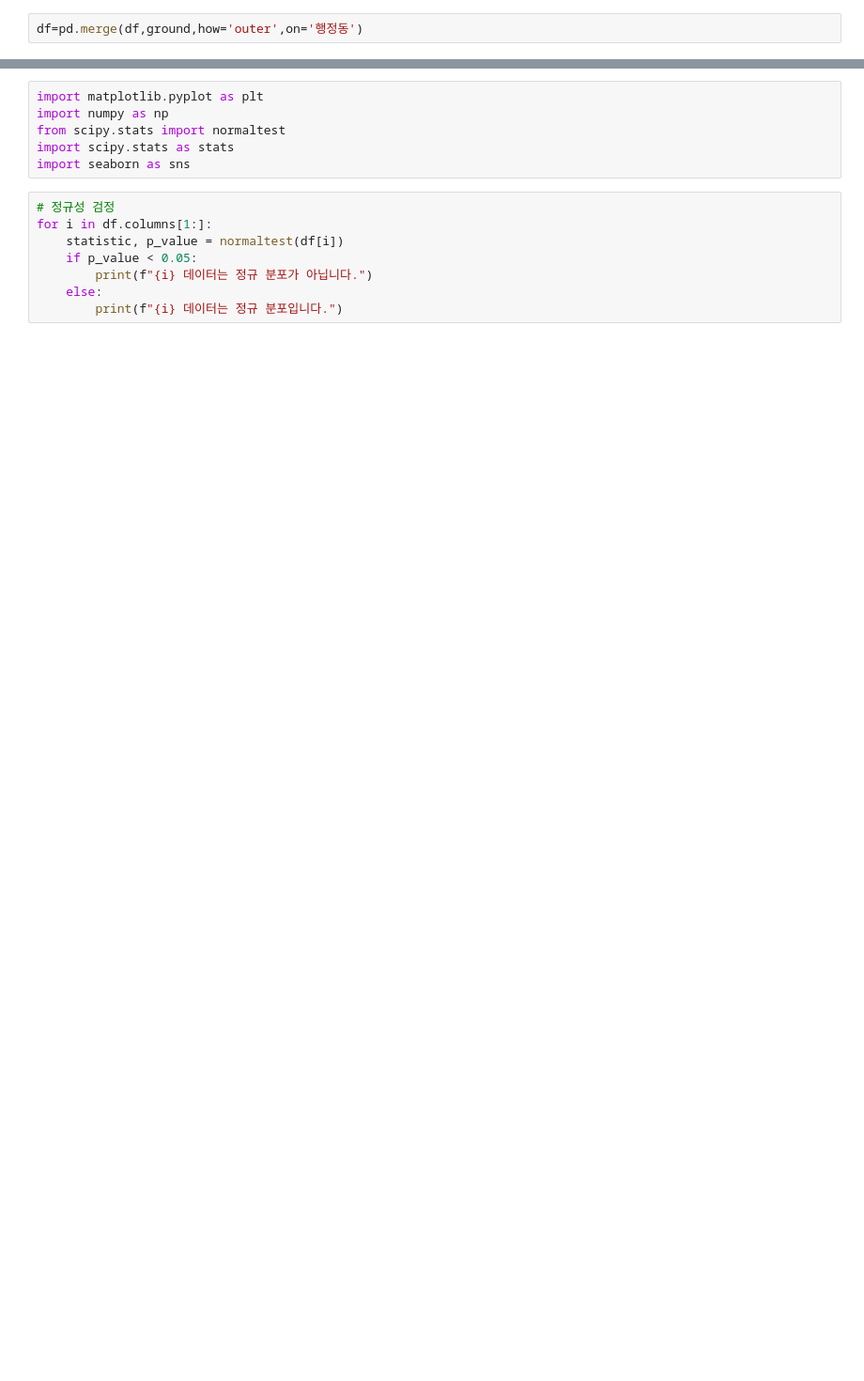
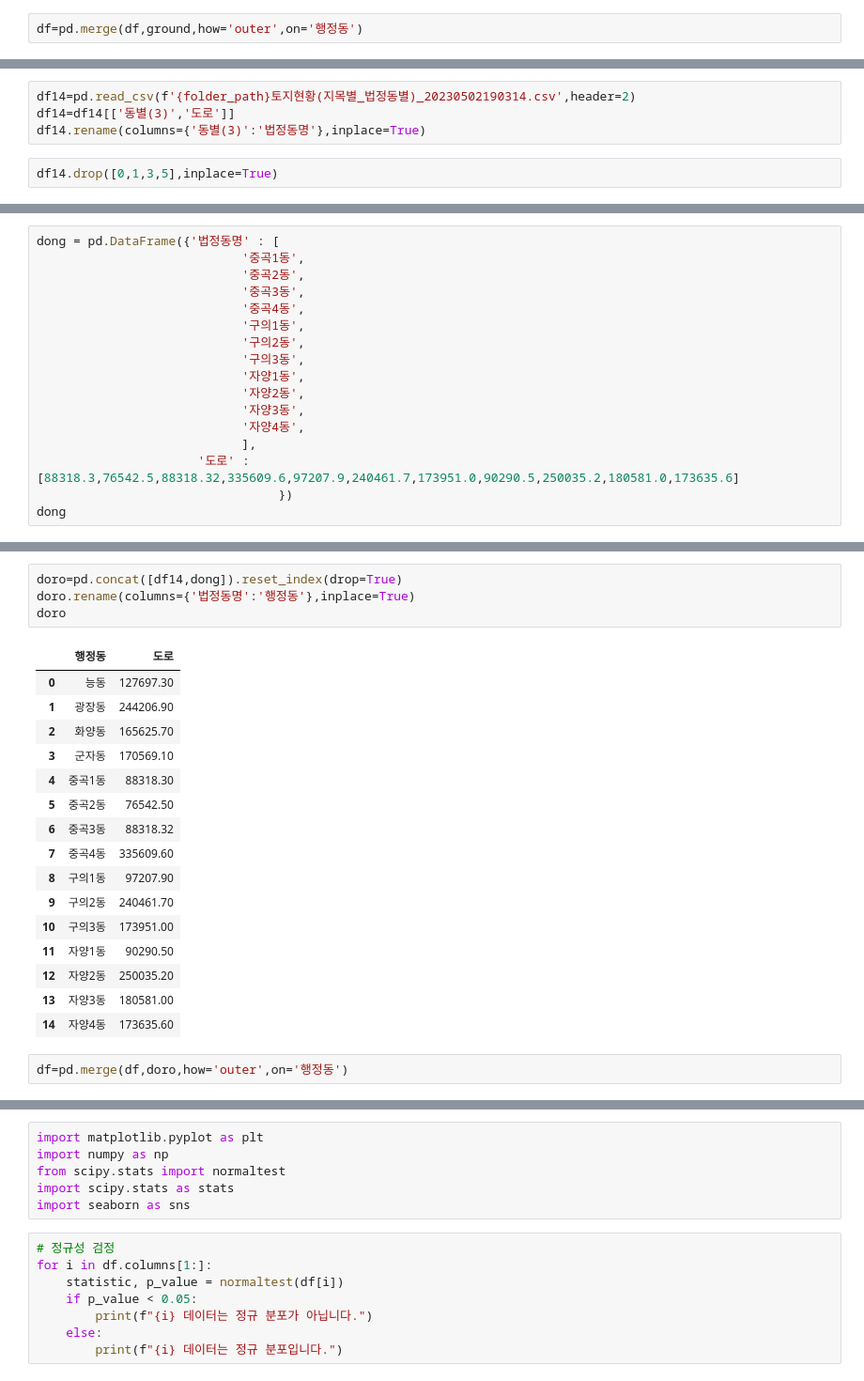
Before and after one commit to actorjung/Gwangjin_Big_Data_Project, a Jupyter notebook: code/suhwan/data.ipynb, the cells around one changed output, grey strips where cells are left out. Shown at 94% size. Cells and saved outputs as stored; diff of their text form; blank space fills up the shorter version.

Commit message:
data addition

```diff
--- a/code/suhwan/data.ipynb
+++ b/code/suhwan/data.ipynb
@@ -493,0 +556,6 @@ memory usage: 2.8+ KB
+# %%
+df14=pd.read_csv(f'{folder_path}토지현황(지목별_법정동별)_20230502190314.csv',header=2)
+df14=df14[['동별(3)','도로']]
+df14.rename(columns={'동별(3)':'법정동명'},inplace=True)
+# %%
+df14.drop([0,1,3,5],inplace=True)
@@ -493,0 +570,17 @@ memory usage: 2.8+ KB
+# %%
+dong = pd.DataFrame({'법정동명' : [
+                            '중곡1동',
+                            '중곡2동',
+                            '중곡3동',
+                            '중곡4동',
+                            '구의1동',
+                            '구의2동',
+                            '구의3동',
+                            '자양1동',
+                            '자양2동',
+                            '자양3동',
+                            '자양4동',
+                            ],
+                      '도로' : [88318.3,76542.5,88318.32,335609.6,97207.9,240461.7,173951.0,90290.5,250035.2,180581.0,173635.6]
+                                 })
+dong
@@ -493,0 +600,23 @@ memory usage: 2.8+ KB
+# %%
+doro=pd.concat([df14,dong]).reset_index(drop=True)
+doro.rename(columns={'법정동명':'행정동'},inplace=True)
+doro
+# %% [output]
+|  | 행정동 | 도로 |
+| 0 | 능동 | 127697.30 |
+| 1 | 광장동 | 244206.90 |
+| 2 | 화양동 | 165625.70 |
+| 3 | 군자동 | 170569.10 |
+| 4 | 중곡1동 | 88318.30 |
+| 5 | 중곡2동 | 76542.50 |
+| 6 | 중곡3동 | 88318.32 |
+| 7 | 중곡4동 | 335609.60 |
+| 8 | 구의1동 | 97207.90 |
+| 9 | 구의2동 | 240461.70 |
+| 10 | 구의3동 | 173951.00 |
+| 11 | 자양1동 | 90290.50 |
+| 12 | 자양2동 | 250035.20 |
+| 13 | 자양3동 | 180581.00 |
+| 14 | 자양4동 | 173635.60 |
+# %%
+df=pd.merge(df,doro,how='outer',on='행정동')
```
Also changed, not shown: parts of 31 cells of this notebook, 2 other files.
